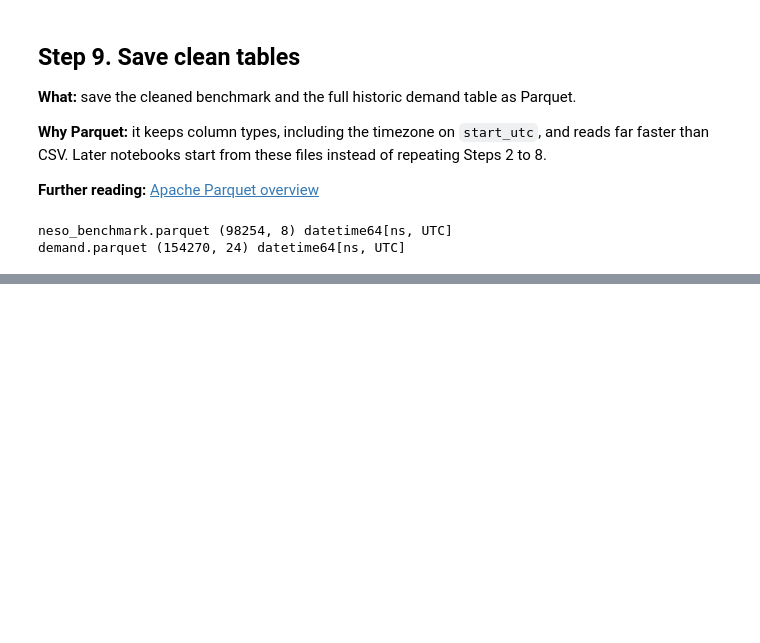
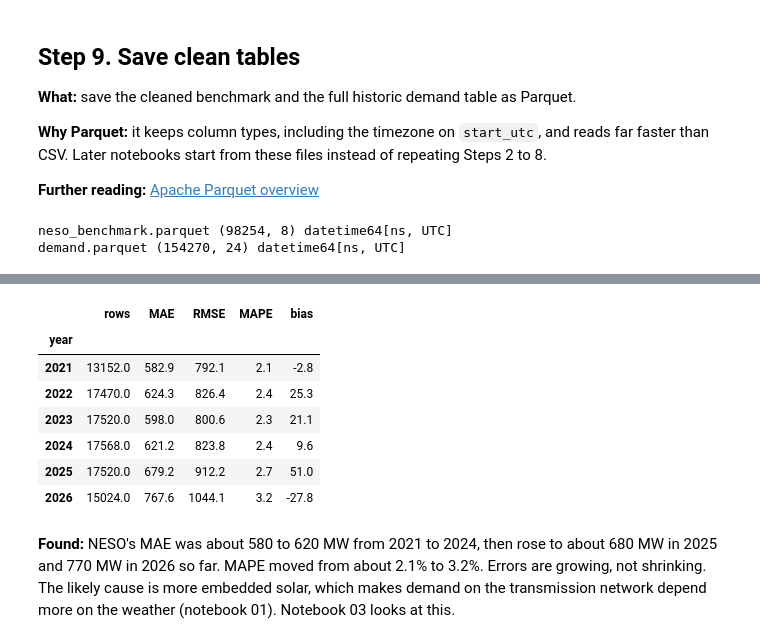
Before and after one commit to ansingh16/gb-demand-forecast, a Jupyter notebook: notebooks/02_benchmark_alignment.ipynb, the cells around one changed output, grey strips where cells are left out. Drawn from its saved outputs; the diff is of its cells as text; code cells hidden in the pictures; blank space fills up the shorter version.

```diff
--- a/notebooks/02_benchmark_alignment.ipynb
+++ b/notebooks/02_benchmark_alignment.ipynb
@@ -485,0 +505,32 @@ demand.parquet (154270, 24) datetime64[ns, UTC]
+# %%
+def scores(forecast, actual):
+    error = forecast - actual
+    return pd.Series({
+        "rows": len(error),
+        "MAE": error.abs().mean(),
+        "RMSE": np.sqrt((error ** 2).mean()),
+        "MAPE": (error.abs() / actual).mean() * 100,
+        "bias": error.mean(),
+    })
+
+
+def score_frame(frame):
+    return scores(frame["Demand_Forecast"], frame["Demand_Outturn"])
+
+
+bench["year"] = bench["start_utc"].dt.year
+bench.groupby("year").apply(score_frame, include_groups=False).round(1)
+# %% [output]
+|  | rows | MAE | RMSE | MAPE | bias |
+| year |  |  |  |  |  |
+| 2021 | 13152.0 | 582.9 | 792.1 | 2.1 | -2.8 |
+| 2022 | 17470.0 | 624.3 | 826.4 | 2.4 | 25.3 |
+| 2023 | 17520.0 | 598.0 | 800.6 | 2.3 | 21.1 |
+| 2024 | 17568.0 | 621.2 | 823.8 | 2.4 | 9.6 |
+| 2025 | 17520.0 | 679.2 | 912.2 | 2.7 | 51.0 |
+| 2026 | 15024.0 | 767.6 | 1044.1 | 3.2 | -27.8 |
+# %% [markdown]
+**Found:** NESO's MAE was about 580 to 620 MW from 2021 to 2024, then rose to about 680 MW
+in 2025 and 770 MW in 2026 so far. MAPE moved from about 2.1% to 3.2%. Errors are growing, not
+shrinking. The likely cause is more embedded solar, which makes demand on the transmission
+network depend more on the weather (notebook 01). Notebook 03 looks at this.
```
Also changed, not shown: parts of 13 cells of this notebook.
